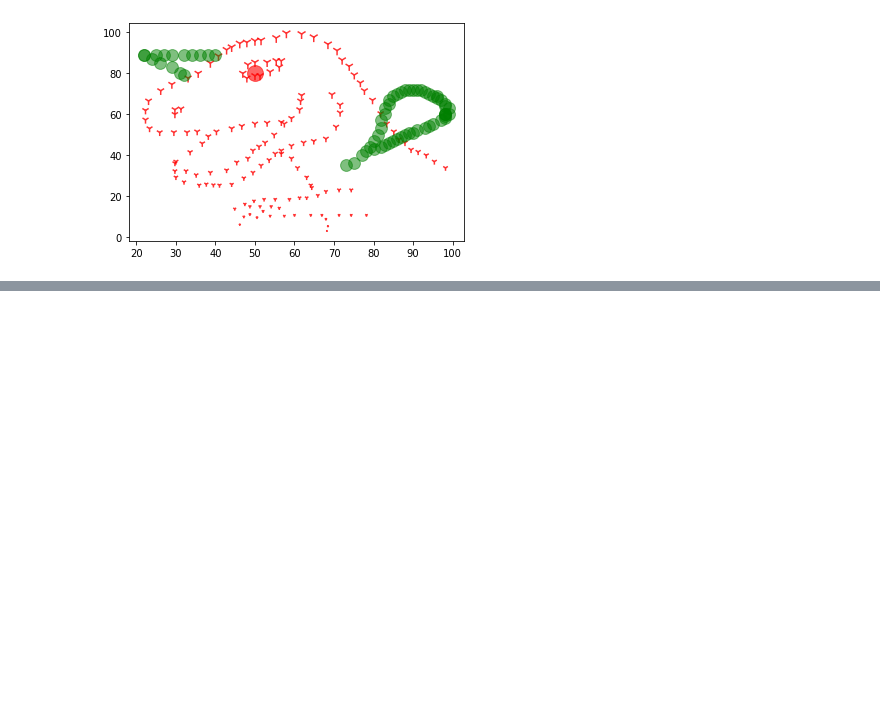
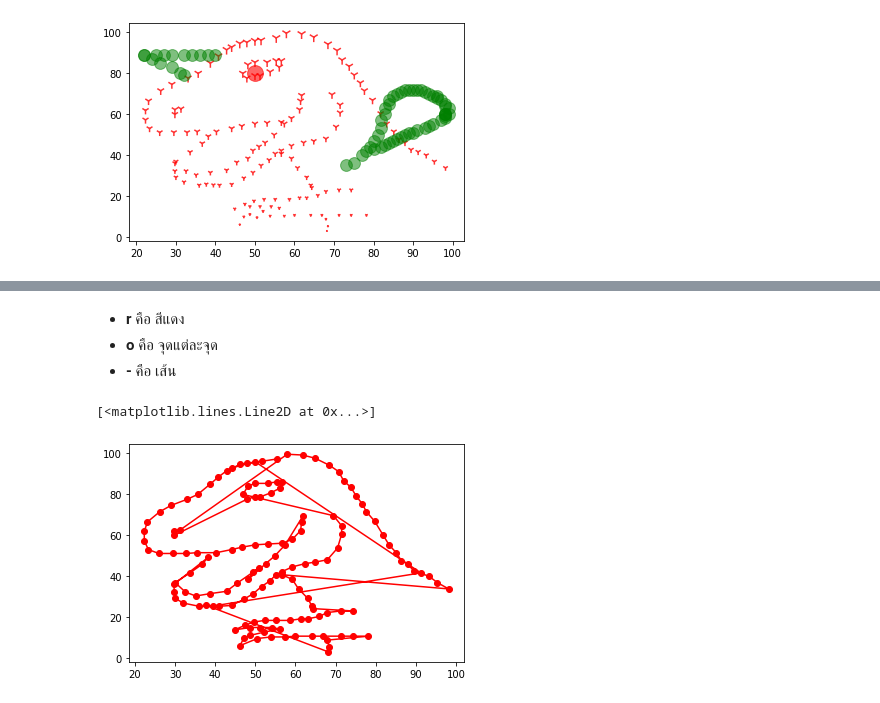
Before and after one commit to Suchirapon/KKU_data_mining, a Jupyter notebook: Data102.ipynb, the cells around one changed output, grey strips where cells are left out. Saved outputs shown, nothing was run; the diff lists cells and outputs as text; code cells hidden in the pictures; blank space fills up the shorter version.

```diff
--- a/Data102.ipynb
+++ b/Data102.ipynb
@@ -155,0 +167,9 @@ plt.scatter([32,31,29,26,24,22,40,38,36,34,32,29,27,25,22,73,75,77,79,80,81,82,8
+# %% [markdown]
+* __r__ คือ สีแดง
+* __o__ คือ จุดแต่ละจุด
+* __-__ คือ เส้น
+# %%
+plt.plot(data['x'],data['y'],'ro-')
+# %% [output]
+[<matplotlib.lines.Line2D at 0x...>]
+[figure, added]
```
Also changed, not shown: parts of 19 cells of this notebook.
